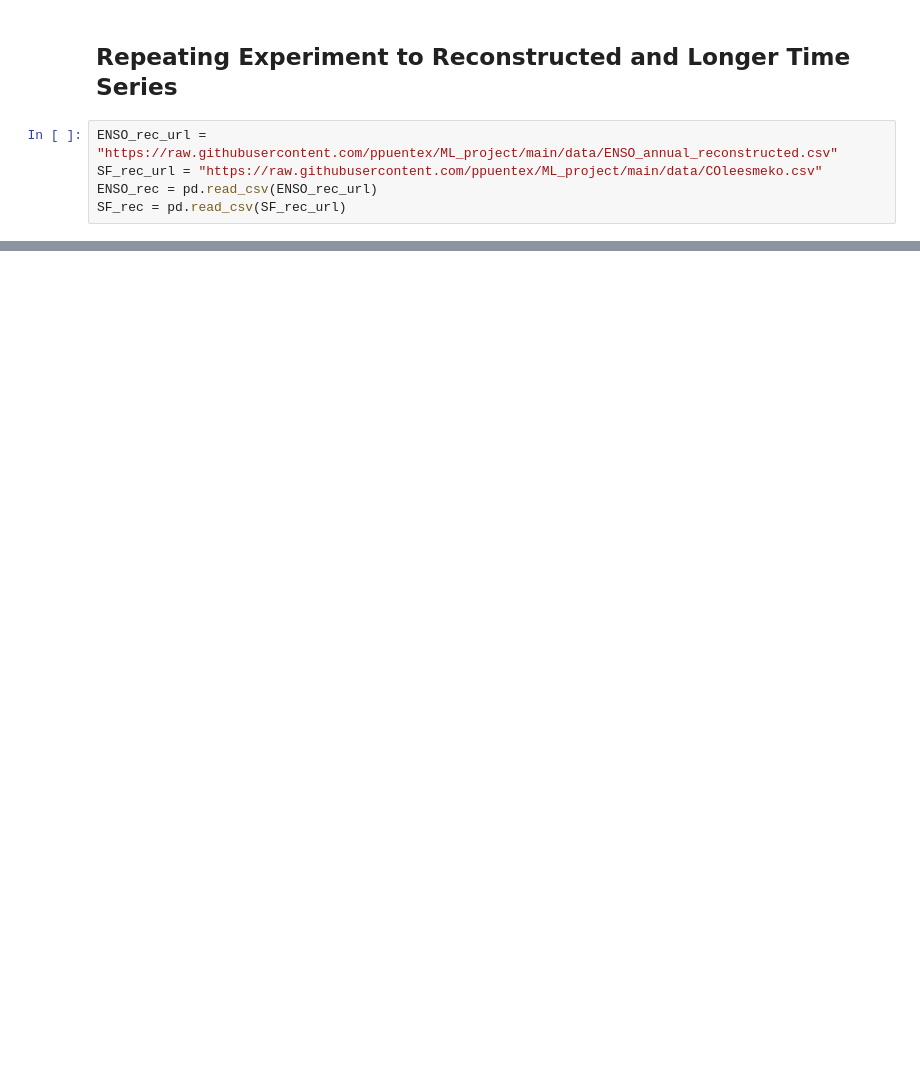
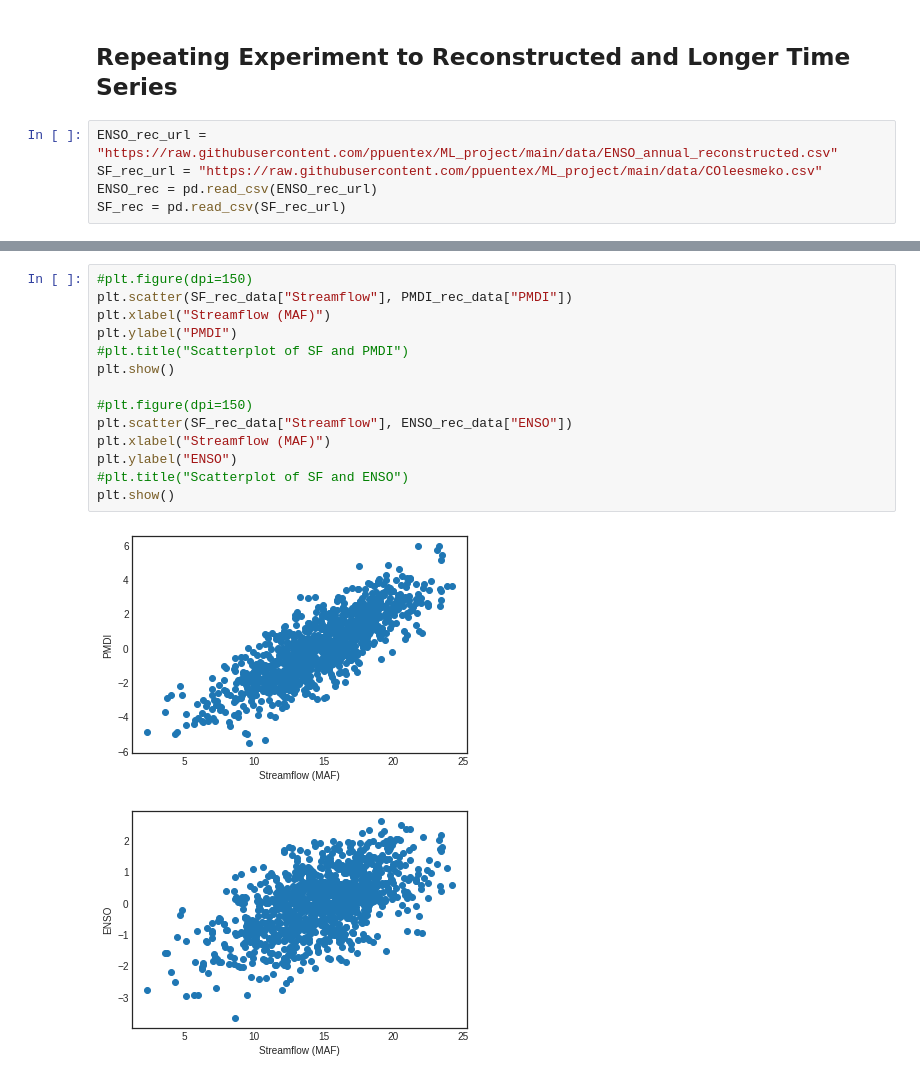
Before and after one commit to ppuentex/ML_project, a Jupyter notebook: LSTM_project.ipynb, the cells around one changed output, grey strips where cells are left out. Drawn from its saved outputs; the diff is of its cells as text; blank space fills up the shorter version.

```diff
--- a/LSTM_project.ipynb
+++ b/LSTM_project.ipynb
@@ -295,0 +300,17 @@ print(SF_rec_data)
+# %%
+#plt.figure(dpi=150)
+plt.scatter(SF_rec_data["Streamflow"], PMDI_rec_data["PMDI"])
+plt.xlabel("Streamflow (MAF)")
+plt.ylabel("PMDI")
+#plt.title("Scatterplot of SF and PMDI")
+plt.show()
+
+#plt.figure(dpi=150)
+plt.scatter(SF_rec_data["Streamflow"], ENSO_rec_data["ENSO"])
+plt.xlabel("Streamflow (MAF)")
+plt.ylabel("ENSO")
+#plt.title("Scatterplot of SF and ENSO")
+plt.show()
+# %% [output]
+[figure, added]
+[figure, added]
```
Also changed, not shown: parts of 21 cells of this notebook.
